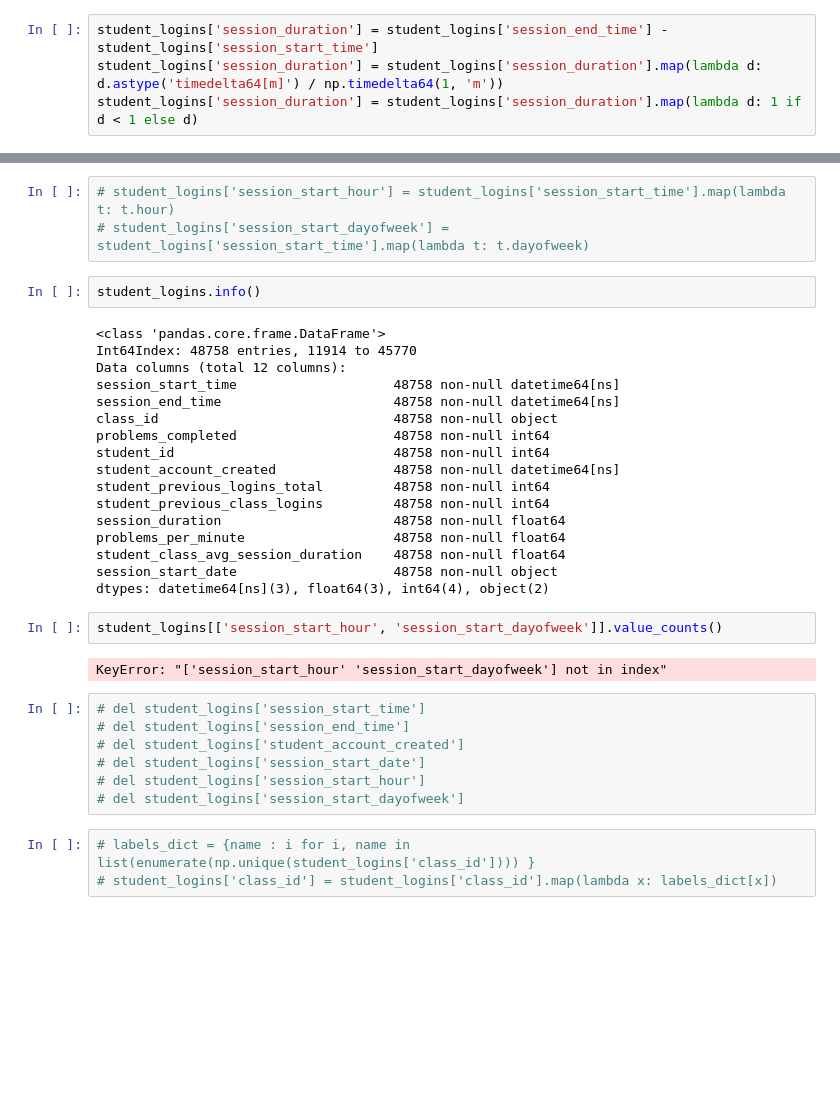
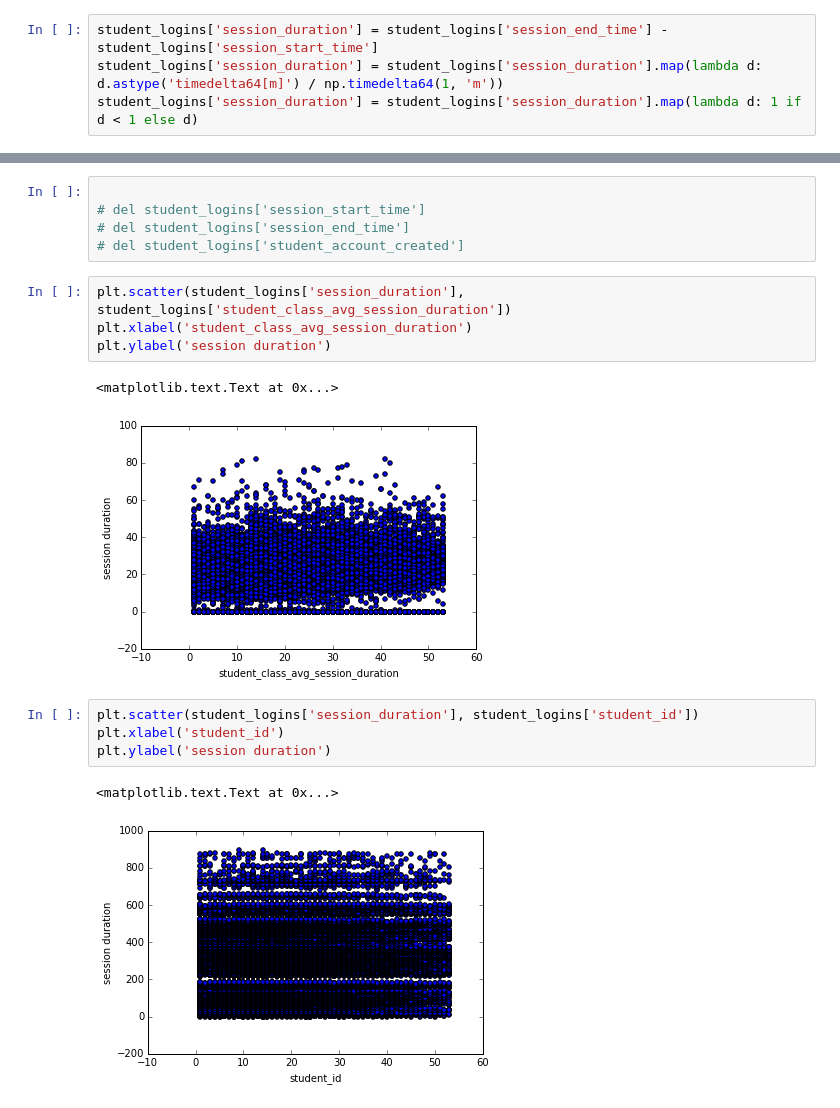
Before and after one commit to regabi/DAT_SF_10, a Jupyter notebook: Labs/Lab6/Lab6.remi.ipynb, the cells around one changed output, grey strips where cells are left out. Saved outputs shown, nothing was run; the diff lists cells and outputs as text; blank space fills up the shorter version.

```diff
--- a/Labs/Lab6/Lab6.remi.ipynb
+++ b/Labs/Lab6/Lab6.remi.ipynb
@@ -269,36 +124,19 @@ Timestamp('2014-01-27 20:52:00')
-# %%
-# student_logins['session_start_hour'] = student_logins['session_start_time'].map(lambda t: t.hour)
-# student_logins['session_start_dayofweek'] = student_logins['session_start_time'].map(lambda t: t.dayofweek)
-# %%
-student_logins.info()
-# %% [output]
-<class 'pandas.core.frame.DataFrame'>
-Int64Index: 48758 entries, 11914 to 45770
-Data columns (total 12 columns):
-session_start_time                    48758 non-null datetime64[ns]
-session_end_time                      48758 non-null datetime64[ns]
-class_id                              48758 non-null object
-problems_completed                    48758 non-null int64
-student_id                            48758 non-null int64
-student_account_created               48758 non-null datetime64[ns]
-student_previous_logins_total         48758 non-null int64
-student_previous_class_logins         48758 non-null int64
-session_duration                      48758 non-null float64
-problems_per_minute                   48758 non-null float64
-student_class_avg_session_duration    48758 non-null float64
-session_start_date                    48758 non-null object
-dtypes: datetime64[ns](3), float64(3), int64(4), object(2)
-# %%
-student_logins[['session_start_hour', 'session_start_dayofweek']].value_counts()
-# %% [output]
-KeyError: "['session_start_hour' 'session_start_dayofweek'] not in index"
 # %%
+
 # del student_logins['session_start_time']
 # del student_logins['session_end_time']
 # del student_logins['student_account_created']
-# del student_logins['session_start_date']
-# del student_logins['session_start_hour']
-# del student_logins['session_start_dayofweek']
-# %%
-# labels_dict = {name : i for i, name in list(enumerate(np.unique(student_logins['class_id']))) }
-# student_logins['class_id'] = student_logins['class_id'].map(lambda x: labels_dict[x])
+# %%
+plt.scatter(student_logins['session_duration'], student_logins['student_class_avg_session_duration'])
+plt.xlabel('student_class_avg_session_duration')
+plt.ylabel('session duration')
+# %% [output]
+<matplotlib.text.Text at 0x...>
+[figure, added]
+# %%
+plt.scatter(student_logins['session_duration'], student_logins['student_id'])
+plt.xlabel('student_id')
+plt.ylabel('session duration')
+# %% [output]
+<matplotlib.text.Text at 0x...>
+[figure, added]
```
Also changed, not shown: parts of 47 cells of this notebook, 3 other files.
